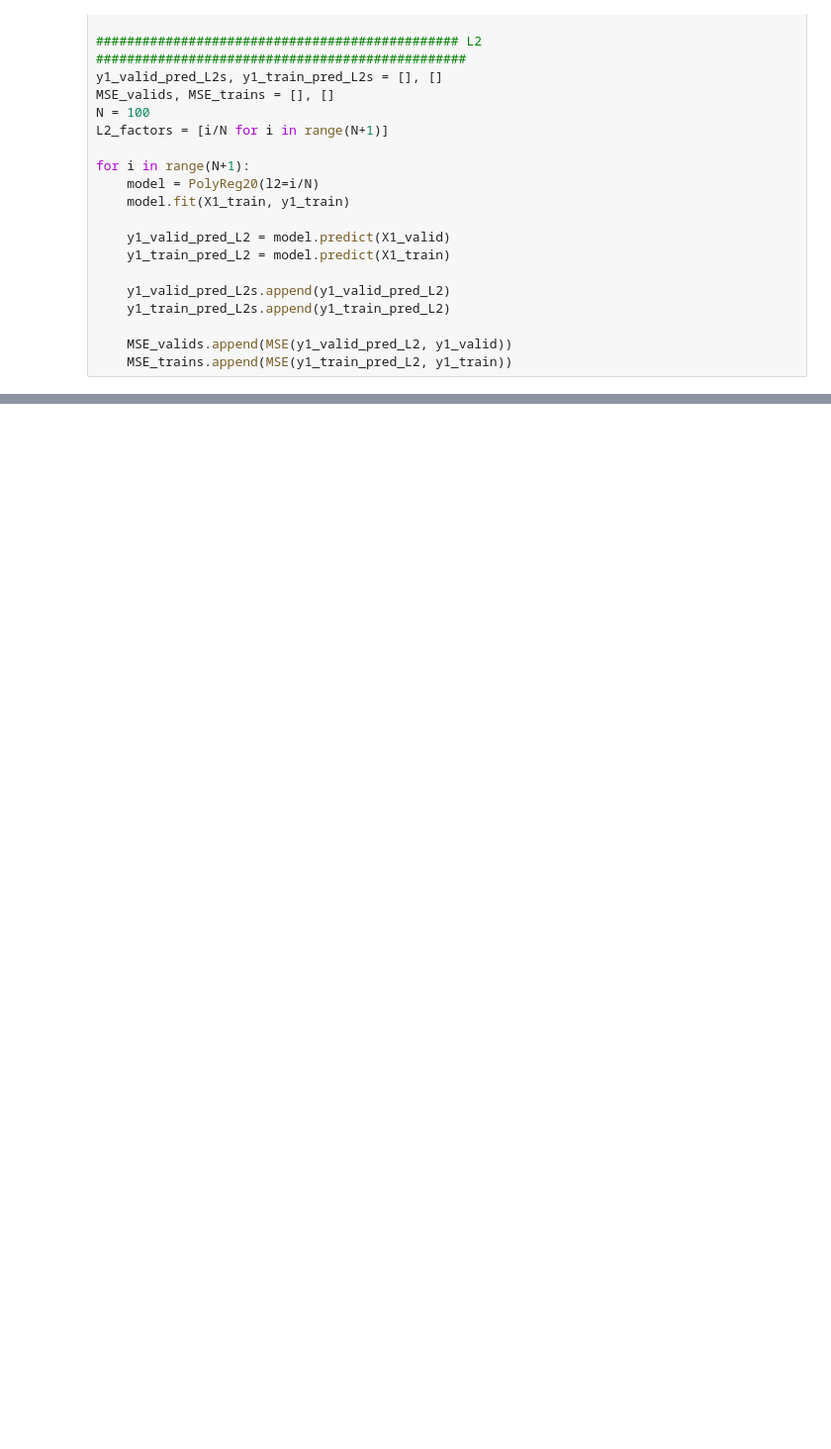
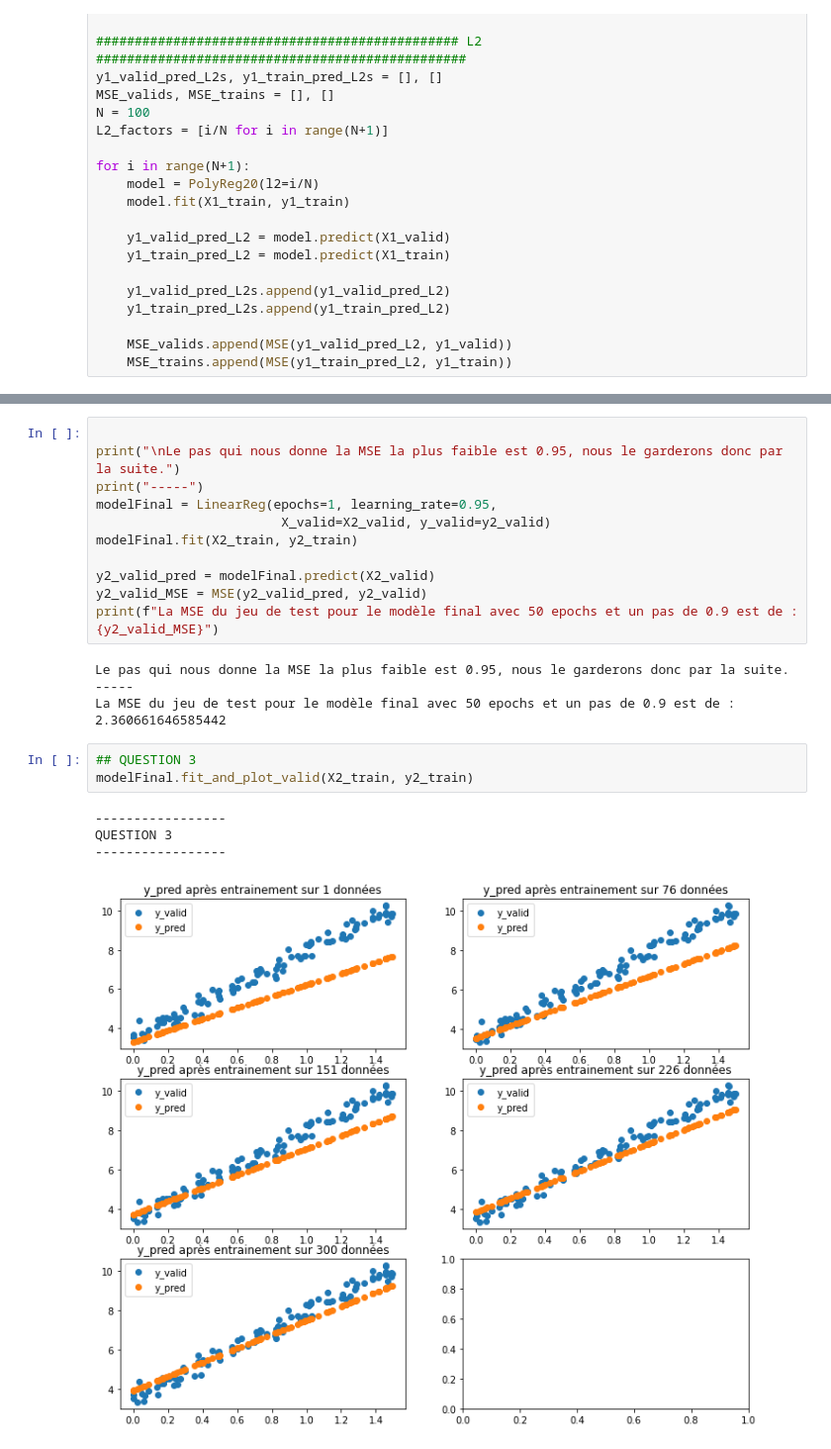
Before and after one commit to AdrienTurchini/mp1_glo7050, a Jupyter notebook: code.ipynb, the cells around one changed output, grey strips where cells are left out. Shown at 99% size. Drawn from its saved outputs; the diff is of its cells as text; blank space fills up the shorter version.

```diff
--- a/code.ipynb
+++ b/code.ipynb
@@ -301,0 +362,23 @@ plt.show()
+# %%
+
+print("\nLe pas qui nous donne la MSE la plus faible est 0.95, nous le garderons donc par la suite.")
+print("-----")
+modelFinal = LinearReg(epochs=1, learning_rate=0.95,
+                        X_valid=X2_valid, y_valid=y2_valid)
+modelFinal.fit(X2_train, y2_train)
+
+y2_valid_pred = modelFinal.predict(X2_valid)
+y2_valid_MSE = MSE(y2_valid_pred, y2_valid)
+print(f"La MSE du jeu de test pour le modèle final avec 50 epochs et un pas de 0.9 est de : {y2_valid_MSE}")
+# %% [output]
+Le pas qui nous donne la MSE la plus faible est 0.95, nous le garderons donc par la suite.
+-----
+La MSE du jeu de test pour le modèle final avec 50 epochs et un pas de 0.9 est de : 2.360661646585442
+# %%
+## QUESTION 3
+modelFinal.fit_and_plot_valid(X2_train, y2_train)
+# %% [output]
+-----------------
+QUESTION 3
+-----------------
+[figure, added]
```
Also changed, not shown: parts of 4 cells of this notebook.
